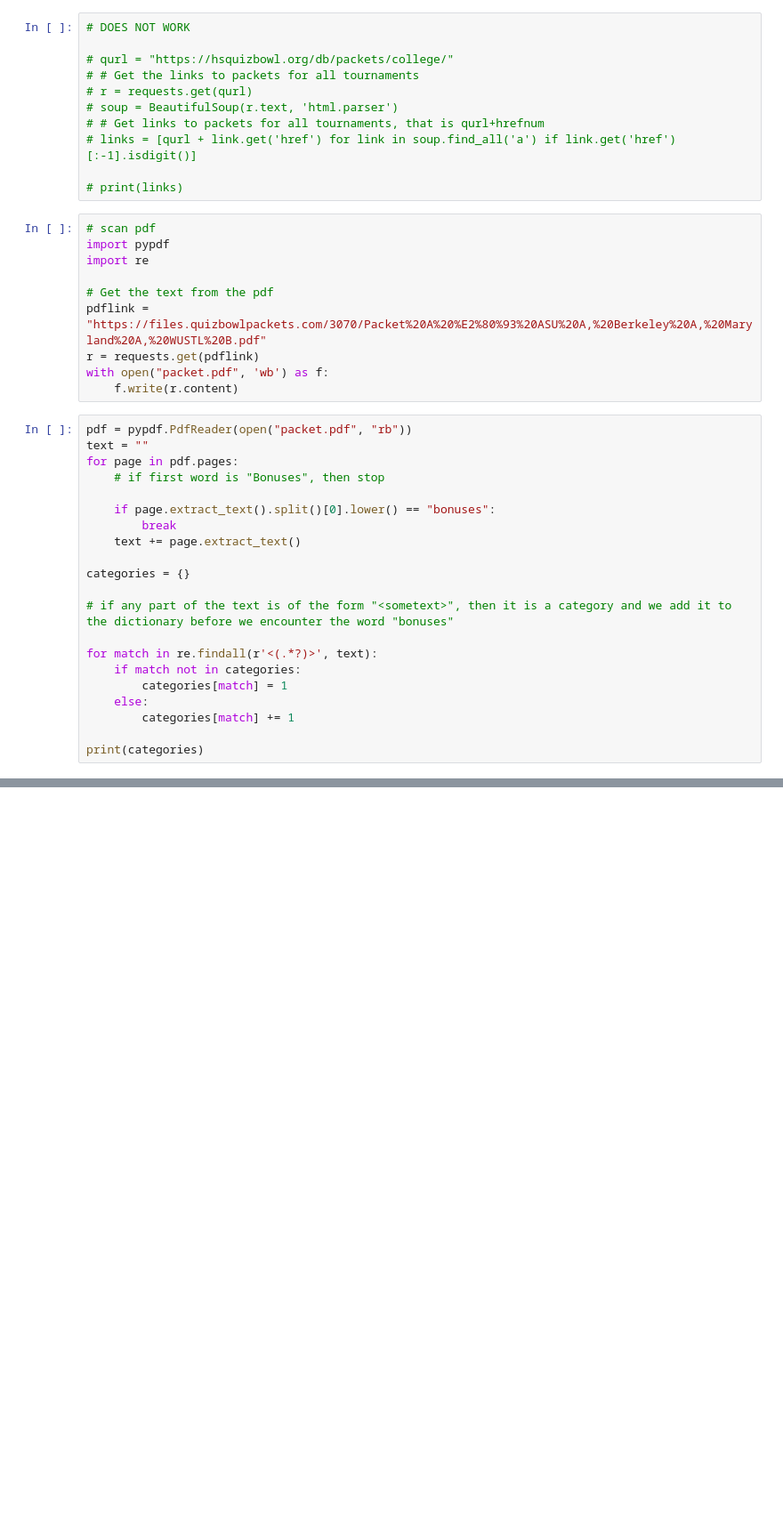
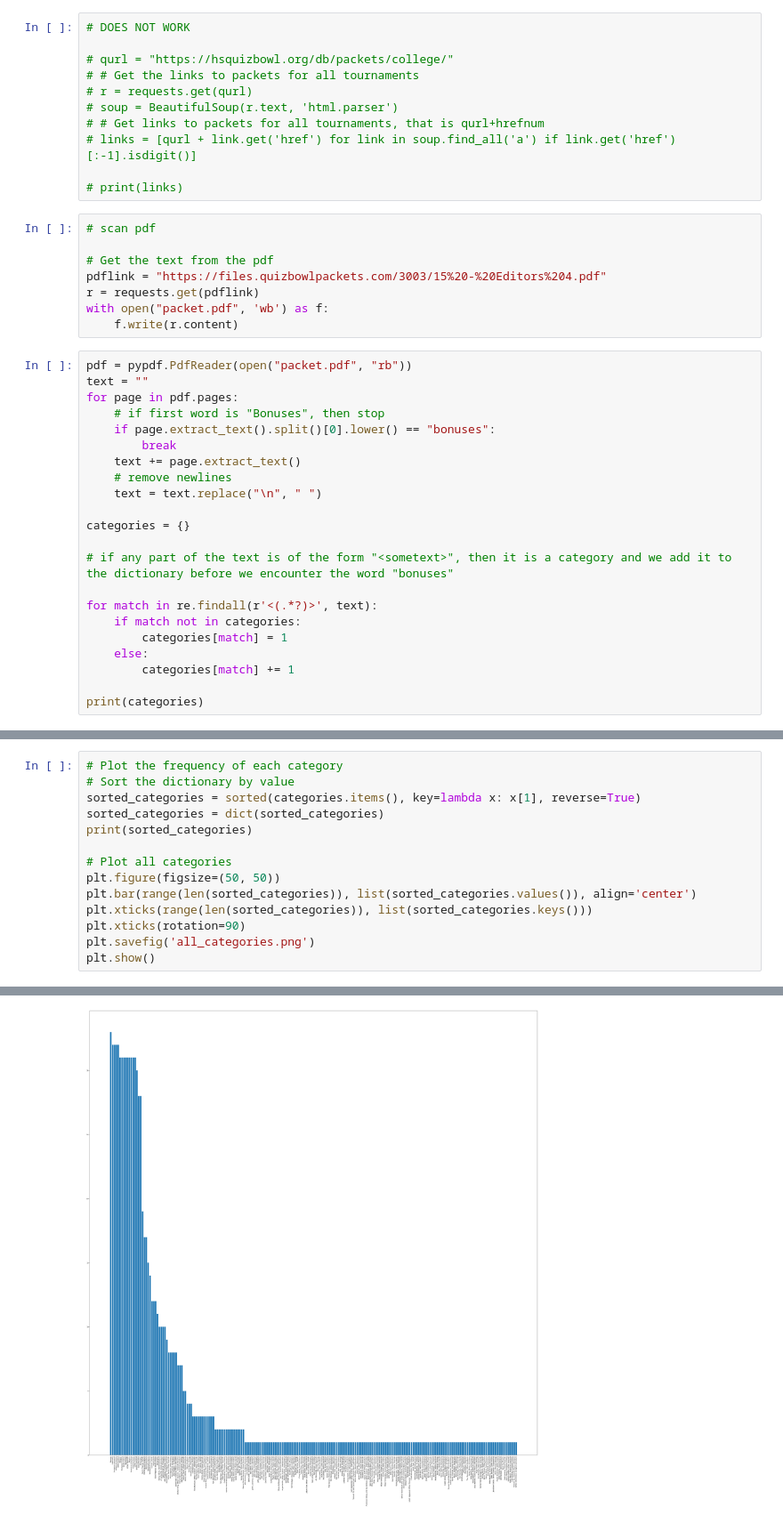
Before and after one commit to vinayuuuck/quizbowl_stuff, a Jupyter notebook: explore.ipynb, the cells around one changed output, grey strips where cells are left out. Shown: that part at 89% size. Cells and saved outputs as stored; diff of their text form; blank space fills up the shorter version.

Commit message:
50 packets scanned

```diff
--- a/explore.ipynb
+++ b/explore.ipynb
@@ -18,11 +21,9 @@ from bs4 import BeautifulSoup
 # print(links)
 # %%
 # scan pdf
-import pypdf
-import re
 
 # Get the text from the pdf
-pdflink = "https://files.quizbowlpackets.com/3070/Packet%20A%20%E2%80%93%20ASU%20A,%20Berkeley%20A,%20Maryland%20A,%20WUSTL%20B.pdf"
+pdflink = "https://files.quizbowlpackets.com/3003/15%20-%20Editors%204.pdf"
 r = requests.get(pdflink)
 with open("packet.pdf", 'wb') as f:
     f.write(r.content)
@@ -31,10 +32,11 @@ pdf = pypdf.PdfReader(open("packet.pdf", "rb"))
 text = ""
 for page in pdf.pages:
     # if first word is "Bonuses", then stop
-
     if page.extract_text().split()[0].lower() == "bonuses":
         break
     text += page.extract_text()
+    # remove newlines
+    text = text.replace("\n", " ")
 
 categories = {}
 
@@ -51,0 +105,15 @@ print(categories)
+# %%
+# Plot the frequency of each category
+# Sort the dictionary by value
+sorted_categories = sorted(categories.items(), key=lambda x: x[1], reverse=True)
+sorted_categories = dict(sorted_categories)
+print(sorted_categories)
+
+# Plot all categories
+plt.figure(figsize=(50, 50))
+plt.bar(range(len(sorted_categories)), list(sorted_categories.values()), align='center')
+plt.xticks(range(len(sorted_categories)), list(sorted_categories.keys()))
+plt.xticks(rotation=90)
+plt.savefig('all_categories.png')
+plt.show()
+# %% [output]
@@ -51,0 +121 @@ print(categories)
+[figure, added]
```
Also changed, not shown: parts of 6 cells of this notebook, 2 other files.
